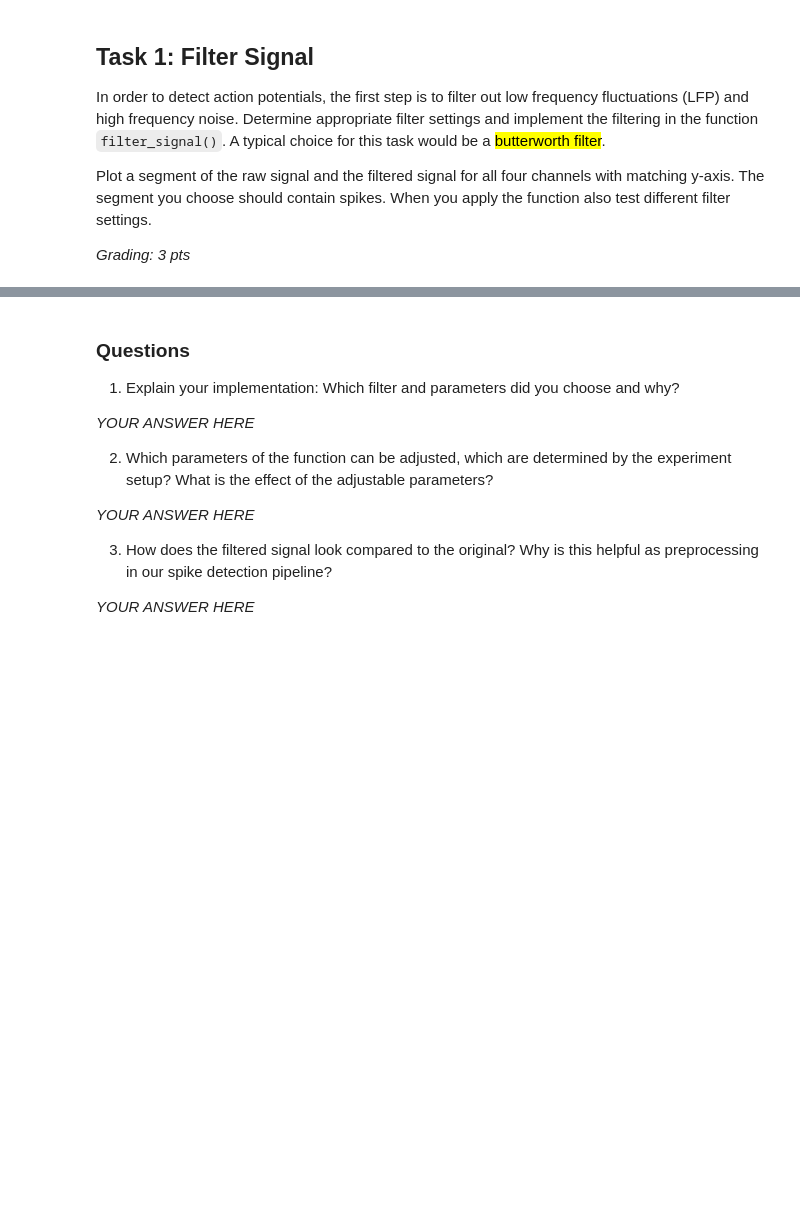
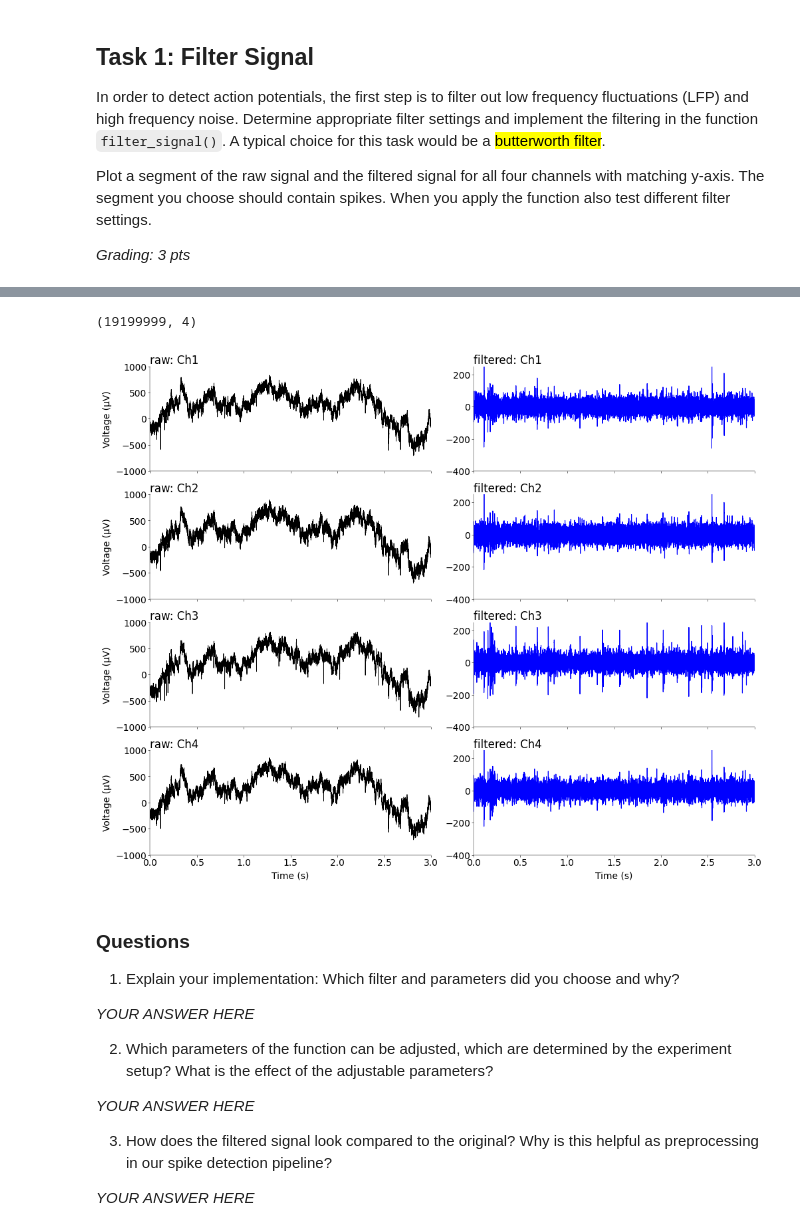
Before and after one commit to aeldably/Neural_Data_Science_Summer_2025, a Jupyter notebook: Lab_1/notebooks/CodingLab1.ipynb, the cells around one changed output, grey strips where cells are left out. Drawn from its saved outputs; the diff is of its cells as text; code cells hidden in the pictures; blank space fills up the shorter version.

```diff
--- a/Lab_1/notebooks/CodingLab1.ipynb
+++ b/Lab_1/notebooks/CodingLab1.ipynb
@@ -189,3 +176,57 @@ for i, (raw, filtered) in enumerate(mosaic):
+# %%
+y.shape
+# %% [output]
+(19199999, 4)
+# %%
+# Settings
+T = 100000  # number of samples to plot
+t = np.arange(0, T) * dt  # time vector in seconds
+
+# Assume x and y are numpy arrays with shape (T, 4)
+# x = raw data, y = filtered data
+channels = ["Ch1", "Ch2", "Ch3", "Ch4"]
+
+# Subplot layout
+mosaic = [
+    ["raw: Ch1", "filtered: Ch1"],
+    ["raw: Ch2", "filtered: Ch2"],
+    ["raw: Ch3", "filtered: Ch3"],
+    ["raw: Ch4", "filtered: Ch4"],
+]
+
+# ------------------------------------------------------------------------------------
+# Plot raw and filtered signals for all 4 channels and answer the questions (1+1 pts)
+# ------------------------------------------------------------------------------------
+
+fig, ax = plt.subplot_mosaic(mosaic, figsize=(10, 8), layout="constrained", dpi=100)
+
+# Plot each channel from DataFrames x (raw) and y (filtered)
+for i, ch in enumerate(channels):
+    raw_key = f"raw: {ch}"
+    filt_key = f"filtered: {ch}"
+
+    ax[raw_key].plot(t, x[ch].iloc[:T], color="black", linewidth=0.6)
+    ax[filt_key].plot(t, y[ch].iloc[:T], color="blue", linewidth=0.8)
+
+    ax[raw_key].set_xlim((0, 3))
+    ax[filt_key].set_xlim((0, 3))
+    ax[raw_key].set_ylim((-1000, 1000))
+    ax[filt_key].set_ylim((-400, 250))
+
+    ax[raw_key].set_ylabel("Voltage (µV)")
+    ax[raw_key].set_title(raw_key, loc="left")
+    ax[filt_key].set_title(filt_key, loc="left")
+
+    if i != len(channels) - 1:
+        ax[raw_key].set_xticklabels([])
+        ax[filt_key].set_xticklabels([])
+    else:
+        ax[raw_key].set_xlabel("Time (s)")
+        ax[filt_key].set_xlabel("Time (s)")
+
+plt.show()
+# %% [output]
+[figure, added]
 # %% [markdown]
 ### Questions
 1) Explain your implementation: Which filter and parameters did you choose and why?
```
Also changed, not shown: parts of 10 cells of this notebook.
